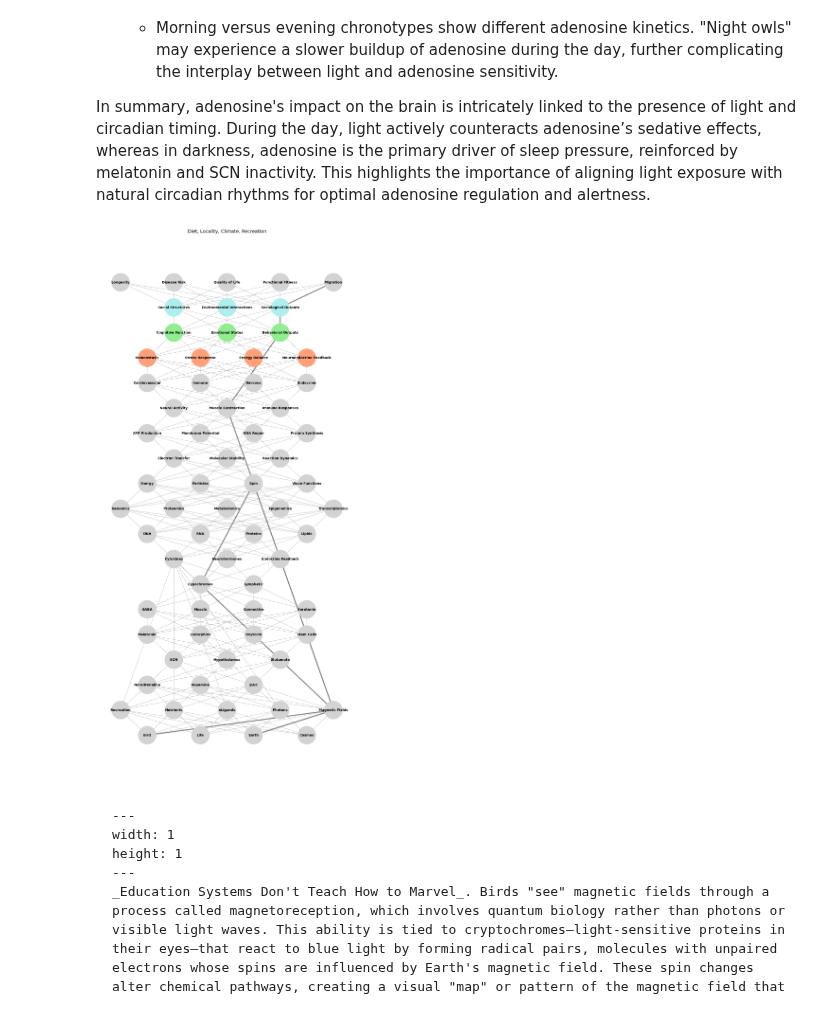
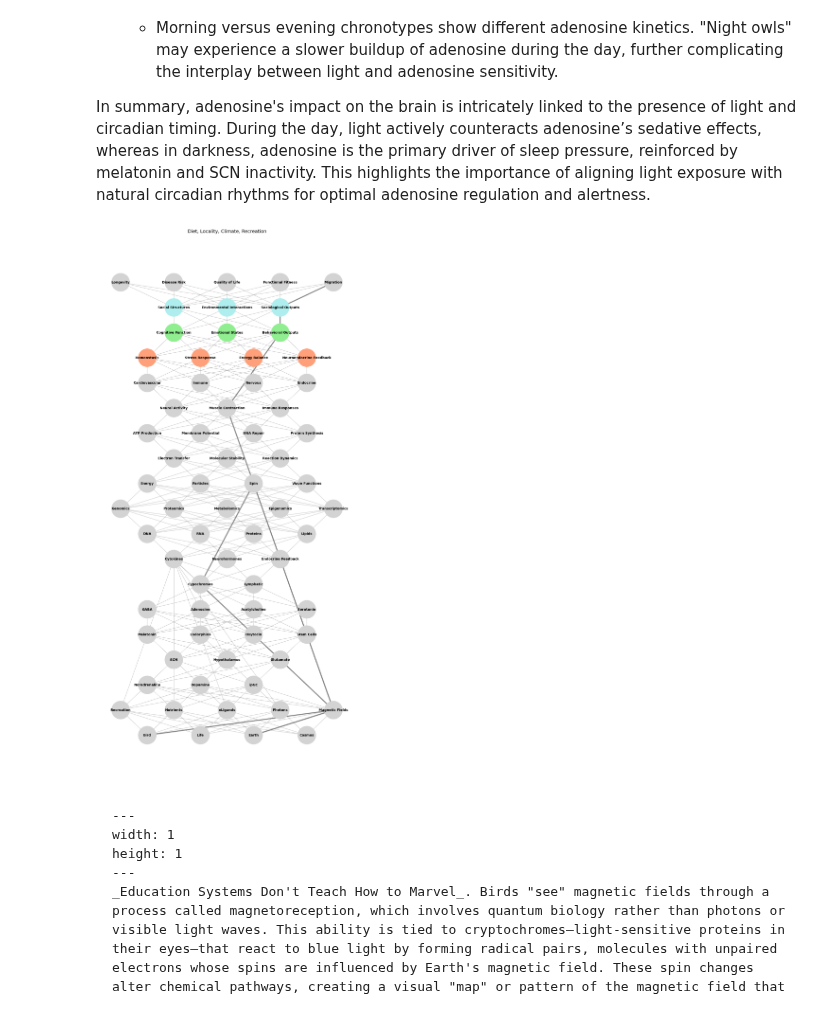
Before and after one commit to abikesa/self-neighbor-god, a Jupyter notebook: kitabo/ensi/_build/html/_sources/act1/chapter2.ipynb, the cells around one changed output. Cells and saved outputs as stored; diff of their text form; code cells hidden in the pictures.

````diff
--- a/kitabo/ensi/_build/html/_sources/act1/chapter2.ipynb
+++ b/kitabo/ensi/_build/html/_sources/act1/chapter2.ipynb
@@ -66,7 +66,7 @@ input_layers = {
     "Ligands & Receptors": ['Noradrenaline', 'Dopamine', 'ipGC', 'Cytokines'],
     "Pathways": ['SCN', 'Hypothalamus', 'Glutamate'],
     "Cells": ['Melatonin', 'Endorphins', 'Oxytocin', 'Stem Cells'],
-   "Tissues": ['GABA', 'Muscle', 'Connective', 'Serotonin'],
+   "Tissues": ['GABA', 'Adenosine', 'Acetylcholine', 'Serotonin'],
     "Systems": [ 'Cypochromes', 'Lymphatic'],
     "Immuno-Neuro-Endocrinology": ['Cytokines', 'Neurohormones', 'Endocrine Feedback'],
     "Molecular Biology": ['DNA', 'RNA', 'Proteins', 'Lipids'],
@@ -136,34 +136,34 @@ for node in G_full_biology.nodes():
 stress_path = [
 'Bird', 'Magnetic Fields',
 'Earth', 'Magnetic Fields',
 'Cypochromes',
 'Spin', 'Magnetic Fields',
 'Muscle Contraction',
 'Behavioral Outputs',
 'Sociological Outputs',
 'Migration'
 ]
 
 for i in range(len(stress_path) - 1):
     G_full_biology.add_edge(stress_path[i], stress_path[i + 1], weight=5)
 
 edge_widths = []
 for u, v in G_full_biology.edges():
     if (u, v) in zip(stress_path, stress_path[1:]):
         edge_widths.append(3)  # Highlighted path
     else:
         edge_widths.append(0.5)
 
 # Draw the graph
 plt.figure(figsize=(14, 30))
 nx.draw_networkx_nodes(G_full_biology, pos_full_biology, node_size=3000, node_color=node_colors)
 nx.draw_networkx_labels(G_full_biology, pos_full_biology, font_size=10, font_weight="bold")
 nx.draw_networkx_edges(G_full_biology, pos_full_biology, width=edge_widths, edge_color="gray")
 plt.title("Diet, Locality, Climate, Recreation", fontsize=14)
 plt.axis('off')
 plt.show()
 # %% [output]
-[figure, old version]
+[figure, new version]
 # %% [markdown]
 ```{figure} ../figures/blanche.*
 ---
````
Also changed, not shown: 9 other files.
